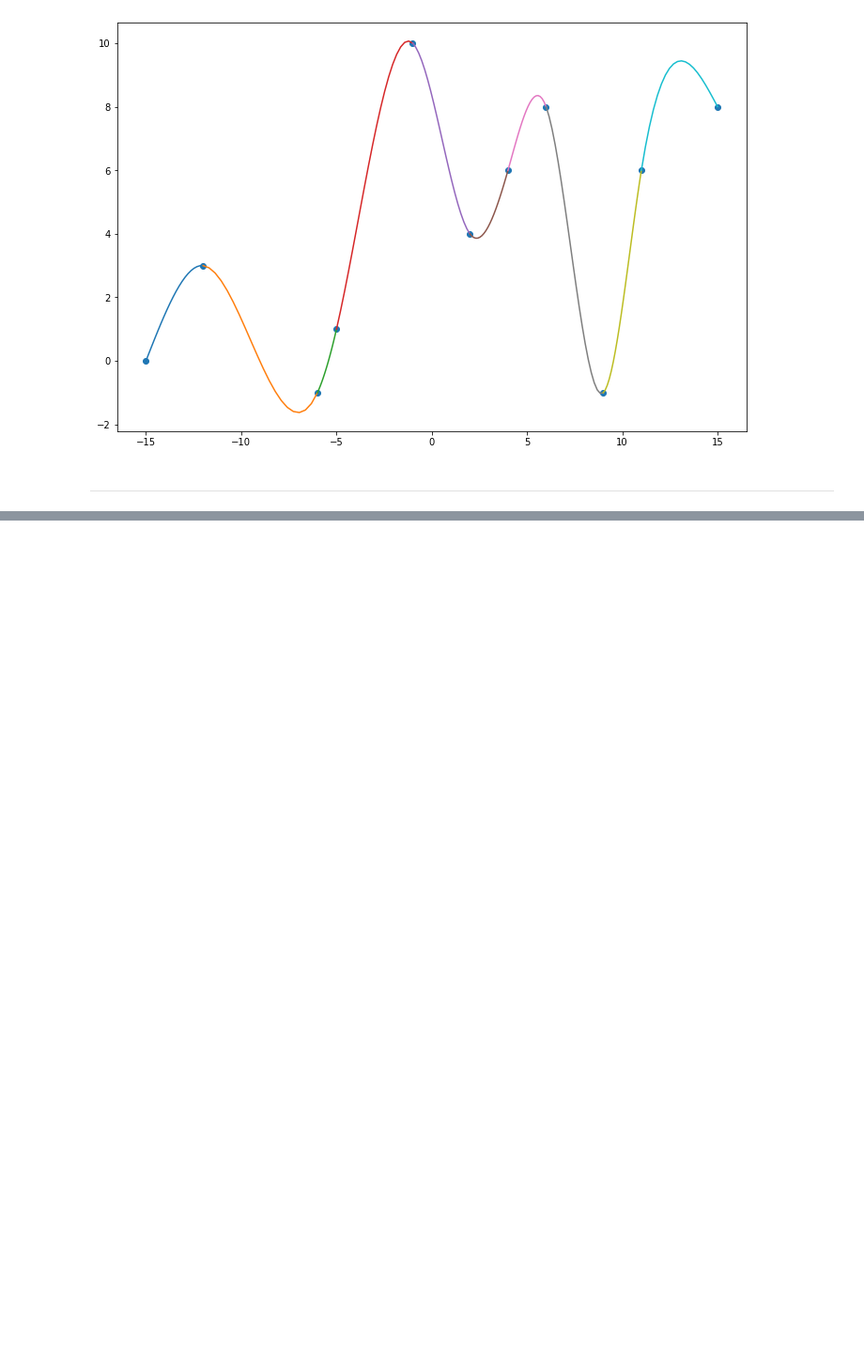
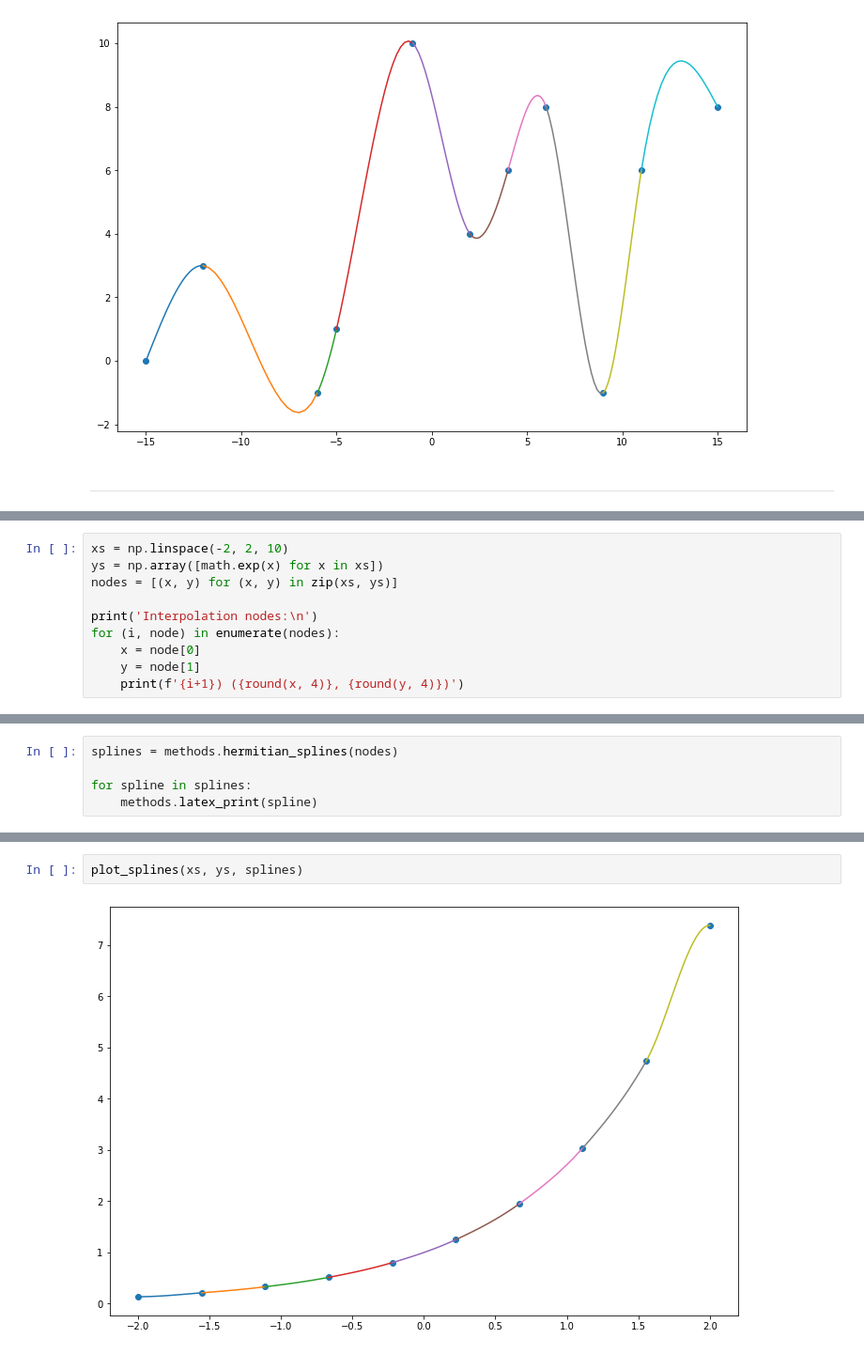
Before and after one commit to rosteeslove/bsuir-4th-term-python-stuff, a Jupyter notebook: numerical_analysis_methods/splineinterpolation/notebook.ipynb, the cells around one changed output, grey strips where cells are left out. Shown: that part at 94% size. Drawn from its saved outputs; the diff is of its cells as text; blank space fills up the shorter version.

Commit message:
added hermitian splines

```diff
--- a/numerical_analysis_methods/splineinterpolation/notebook.ipynb
+++ b/numerical_analysis_methods/splineinterpolation/notebook.ipynb
@@ -235,0 +239,10 @@ plot_splines(xs, ys, splines)
+# %%
+xs = np.linspace(-2, 2, 10)
+ys = np.array([math.exp(x) for x in xs])
+nodes = [(x, y) for (x, y) in zip(xs, ys)]
+
+print('Interpolation nodes:\n')
+for (i, node) in enumerate(nodes):
+    x = node[0]
+    y = node[1]
+    print(f'{i+1}) ({round(x, 4)}, {round(y, 4)})')
@@ -235,0 +262,5 @@ plot_splines(xs, ys, splines)
+# %%
+splines = methods.hermitian_splines(nodes)
+
+for spline in splines:
+    methods.latex_print(spline)
@@ -235,0 +277,4 @@ plot_splines(xs, ys, splines)
+# %%
+plot_splines(xs, ys, splines)
+# %% [output]
+[figure, added]
```
Also changed, not shown: parts of 9 cells of this notebook, 1 other file.
